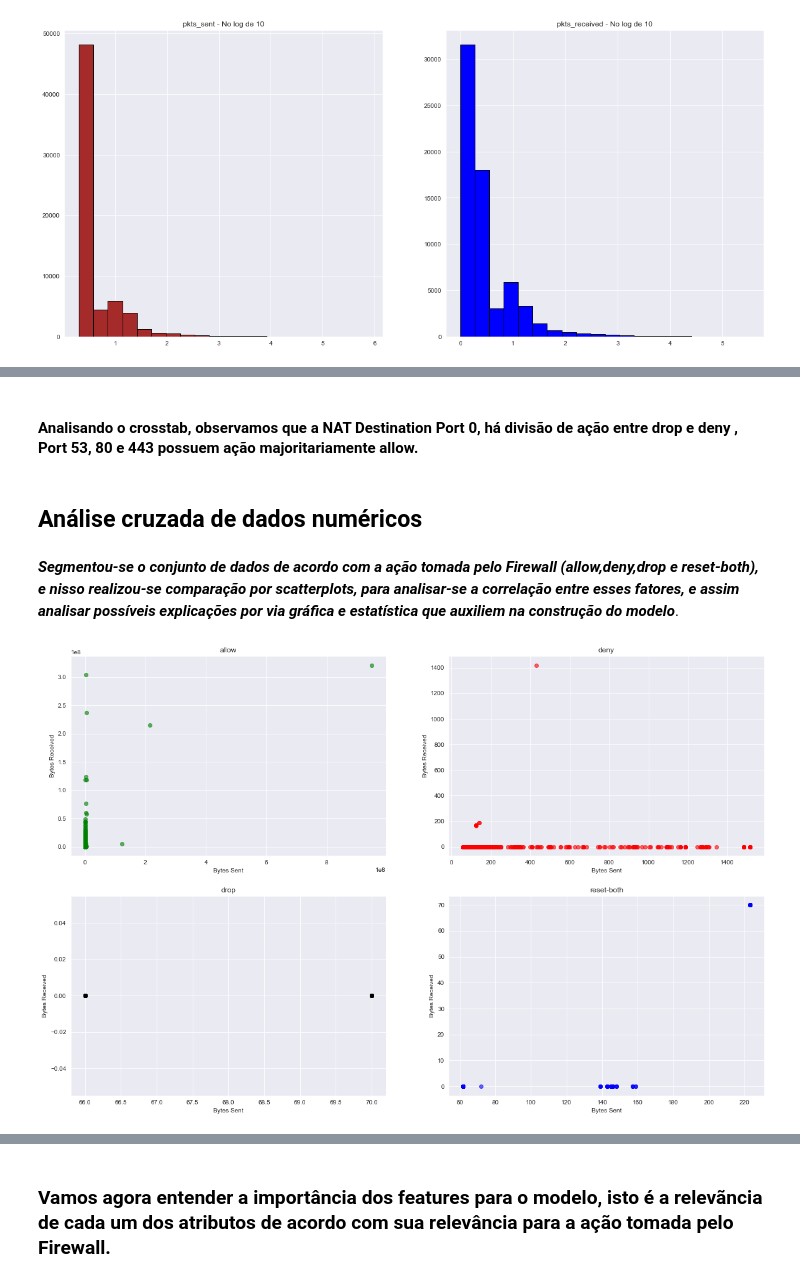
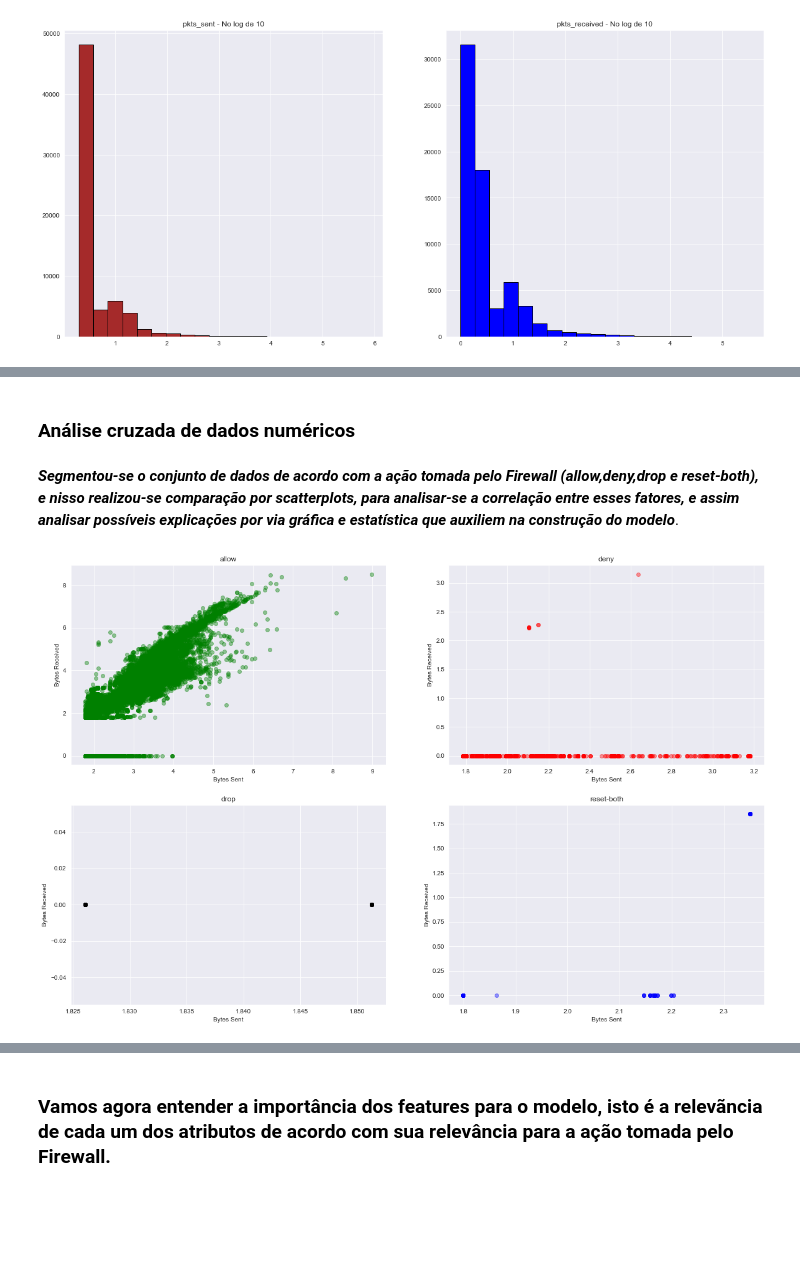
Before and after one commit to leticiacb1/Aviation_Accident_Analysis, a Jupyter notebook: Firewall_Project_Cdados2.ipynb, the cells around one changed output, grey strips where cells are left out. Cells and saved outputs as stored; diff of their text form; code cells hidden in the pictures; blank space fills up the shorter version.

```diff
--- a/Firewall_Project_Cdados2.ipynb
+++ b/Firewall_Project_Cdados2.ipynb
@@ -352,7 +430,5 @@ plt.show()
-# %% [markdown]
-#### Analisando o crosstab, observamos que a NAT Destination Port 0, há divisão de ação entre drop e deny , Port 53, 80 e 443 possuem ação majoritariamente allow.
 # %% [markdown]
-## Análise cruzada de dados numéricos
+### Análise cruzada de dados numéricos
 # %% [markdown]
 ***Segmentou-se o conjunto de dados de acordo com a ação tomada pelo Firewall (allow,deny,drop e reset-both), e nisso realizou-se comparação por scatterplots, para analisar-se a correlação entre esses fatores, e assim analisar possíveis explicações por via gráfica e estatística que auxiliem na construção do modelo***.
 # %%
@@ -363,15 +439,16 @@ reset_both =  dados[dados.Action == 'reset-both']
 # %%
 plt.figure(figsize=(20,13))
 for data,number,name,color in ([allow,1,'allow','green'],[deny,2,'deny','red'],
                                [drop,3,'drop','black'],[reset_both,4,'reset-both','blue']):
     plt.subplot(2,2,number)
-    plt.scatter(data['Bytes Sent'],data['Bytes Received'],alpha=0.6,color=color)
+    plt.scatter(normalizing(data['Bytes Sent']),
+                normalizing(data['Bytes Received']),alpha=0.4,color=color)
     plt.title(name)
     plt.xlabel('Bytes Sent')
     plt.ylabel('Bytes Received')
 plt.show()
 # %% [output]
-[figure, old version]
+[figure, new version]
 # %%
 plt.figure(figsize=(20,13))
 for data,number,name,color in ([allow,1,'allow','green'],[deny,2,'deny','red'],
```
Also changed, not shown: parts of 29 cells of this notebook.
